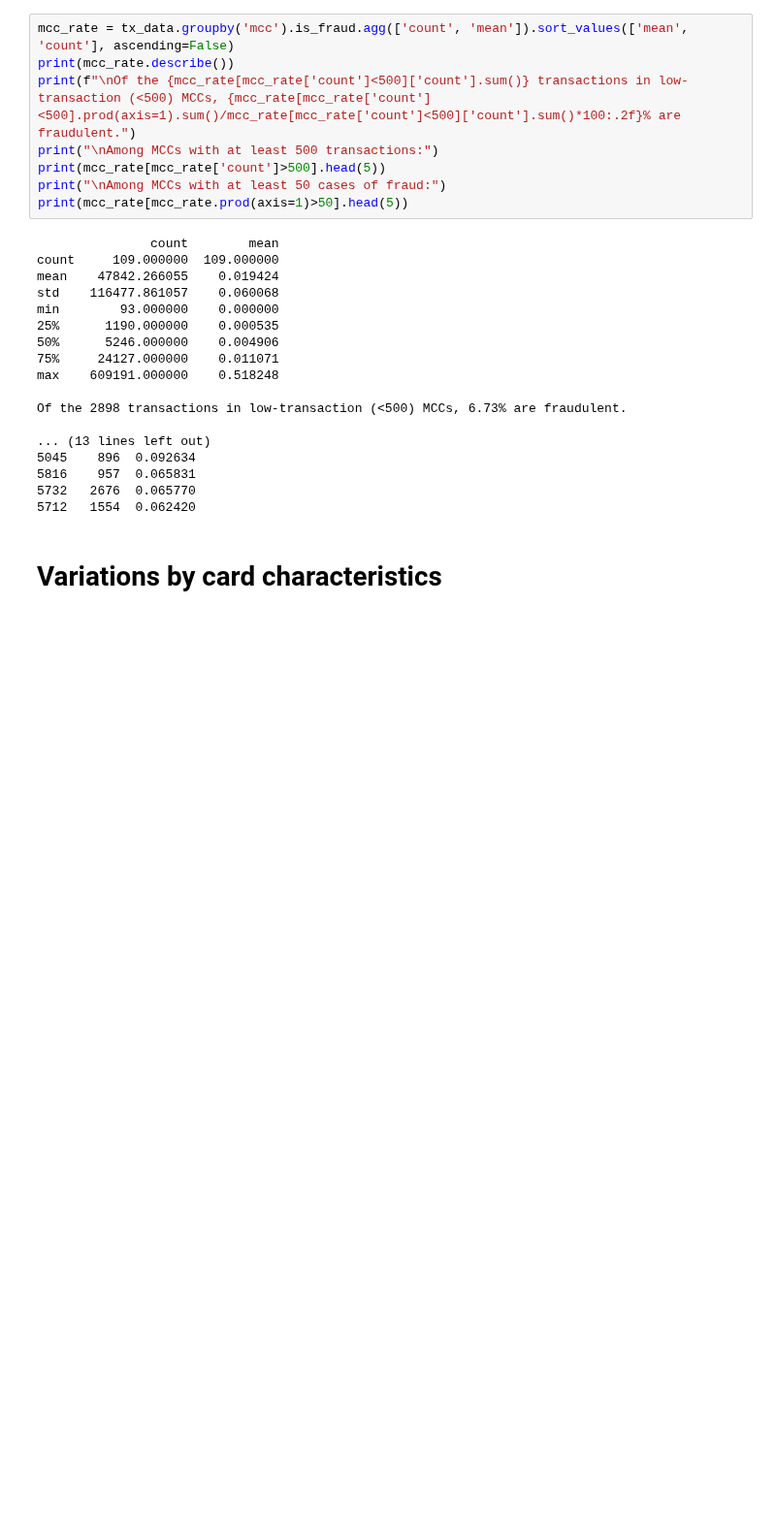
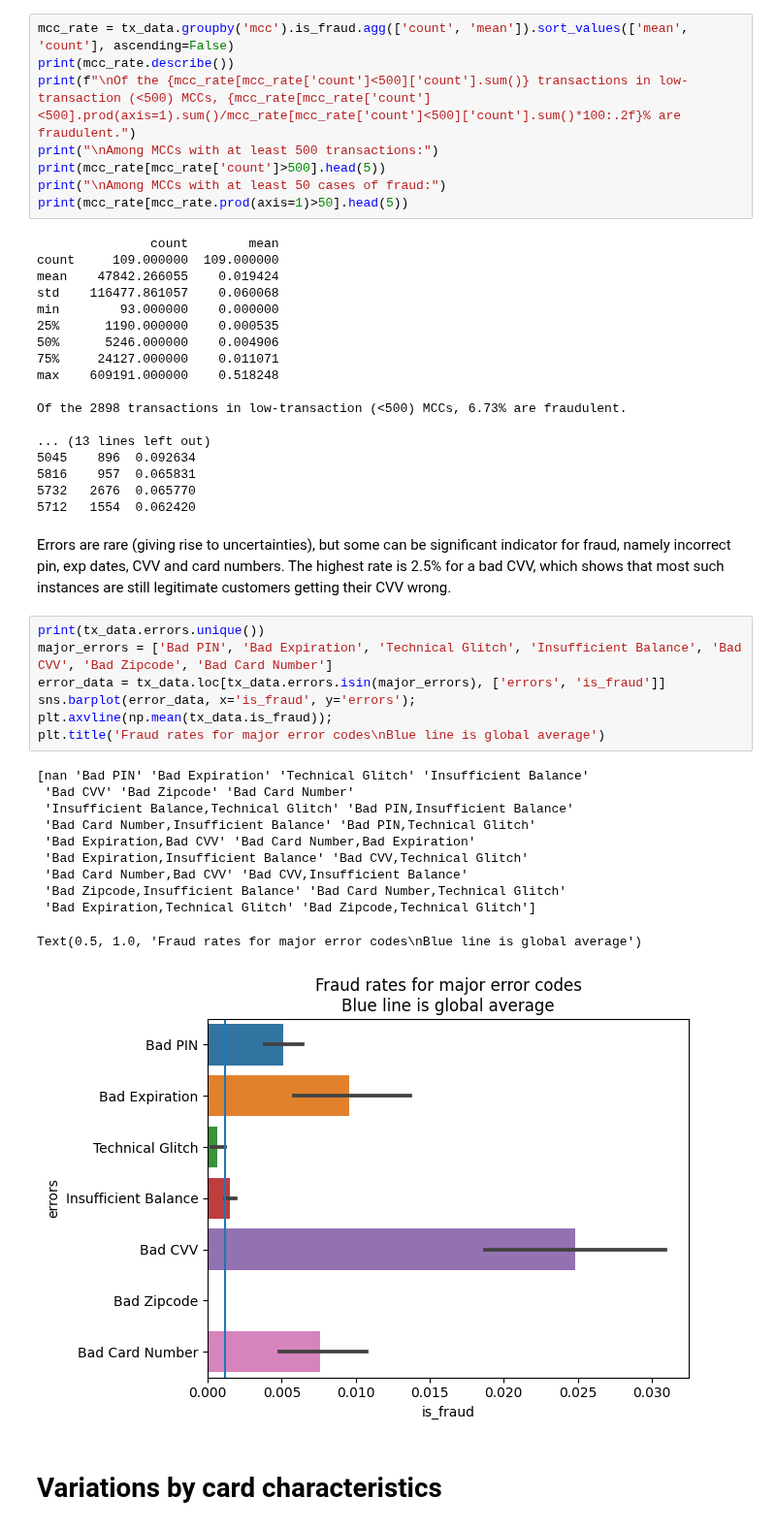
Before and after one commit to msc2106/CreditCardFraud, a Jupyter notebook: notebooks/eda.ipynb, the cells around one changed output. Shown at 97% size. Saved outputs shown, nothing was run; the diff lists cells and outputs as text; blank space fills up the shorter version.

```diff
--- a/notebooks/eda.ipynb
+++ b/notebooks/eda.ipynb
@@ -398,6 +398,27 @@ Of the 2898 transactions in low-transaction (<500) MCCs, 6.73% are fraudulent.
 5816    957  0.065831
 5732   2676  0.065770
 5712   1554  0.062420
+# %% [markdown]
+Errors are rare (giving rise to uncertainties), but some can be significant indicator for fraud, namely incorrect pin, exp dates, CVV and card numbers. The highest rate is 2.5% for a bad CVV, which shows that most such instances are still legitimate customers getting their CVV wrong.
+# %%
+print(tx_data.errors.unique())
+major_errors = ['Bad PIN', 'Bad Expiration', 'Technical Glitch', 'Insufficient Balance', 'Bad CVV', 'Bad Zipcode', 'Bad Card Number']
+error_data = tx_data.loc[tx_data.errors.isin(major_errors), ['errors', 'is_fraud']]
+sns.barplot(error_data, x='is_fraud', y='errors');
+plt.axvline(np.mean(tx_data.is_fraud));
+plt.title('Fraud rates for major error codes\nBlue line is global average')
+# %% [output]
+[nan 'Bad PIN' 'Bad Expiration' 'Technical Glitch' 'Insufficient Balance'
+ 'Bad CVV' 'Bad Zipcode' 'Bad Card Number'
+ 'Insufficient Balance,Technical Glitch' 'Bad PIN,Insufficient Balance'
+ 'Bad Card Number,Insufficient Balance' 'Bad PIN,Technical Glitch'
+ 'Bad Expiration,Bad CVV' 'Bad Card Number,Bad Expiration'
+ 'Bad Expiration,Insufficient Balance' 'Bad CVV,Technical Glitch'
+ 'Bad Card Number,Bad CVV' 'Bad CVV,Insufficient Balance'
+ 'Bad Zipcode,Insufficient Balance' 'Bad Card Number,Technical Glitch'
+ 'Bad Expiration,Technical Glitch' 'Bad Zipcode,Technical Glitch']
+Text(0.5, 1.0, 'Fraud rates for major error codes\nBlue line is global average')
+[figure, added]
 # %% [markdown]
 # Variations by card characteristics
 # %%
```
Also changed, not shown: 3 other files.
